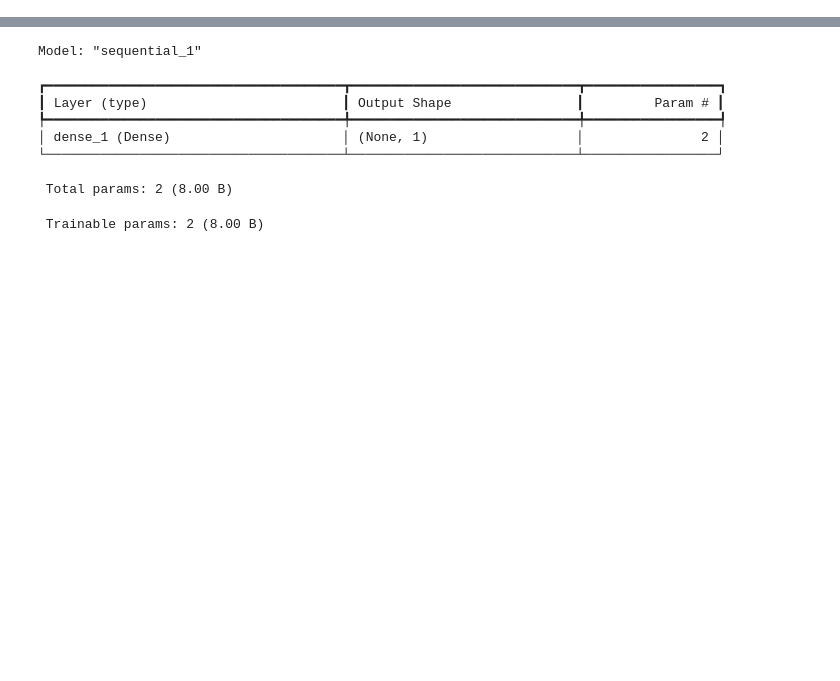
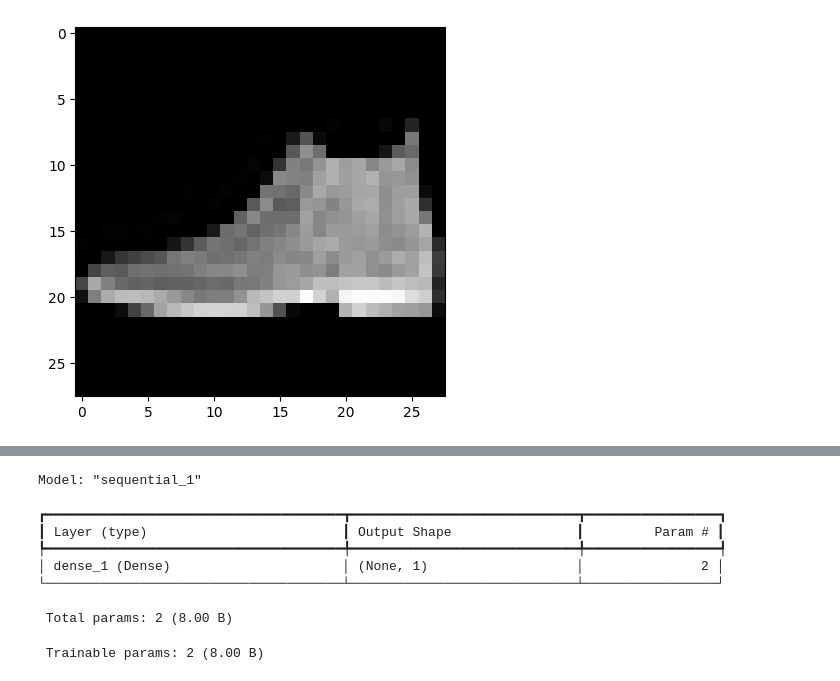
Before and after one commit to nejohnson2/daily-ai, a Jupyter notebook: notebooks/Day2.ipynb, the cells around one changed output, grey strips where cells are left out. Drawn from its saved outputs; the diff is of its cells as text; code cells hidden in the pictures; blank space fills up the shorter version.

```diff
--- a/notebooks/Day2.ipynb
+++ b/notebooks/Day2.ipynb
@@ -5,0 +10,11 @@ import tensorflow as tf
+# %%
+mnist = tf.keras.datasets.fashion_mnist
+(training_images, training_labels), (test_images, test_labels) = mnist.load_data()
+
+training_images=training_images/255.0
+test_images=test_images/255.0
+# %%
+plt.imshow(test_images[0])
+plt.show()
+# %% [output]
+[figure, added]
```
Also changed, not shown: parts of 5 cells of this notebook.
